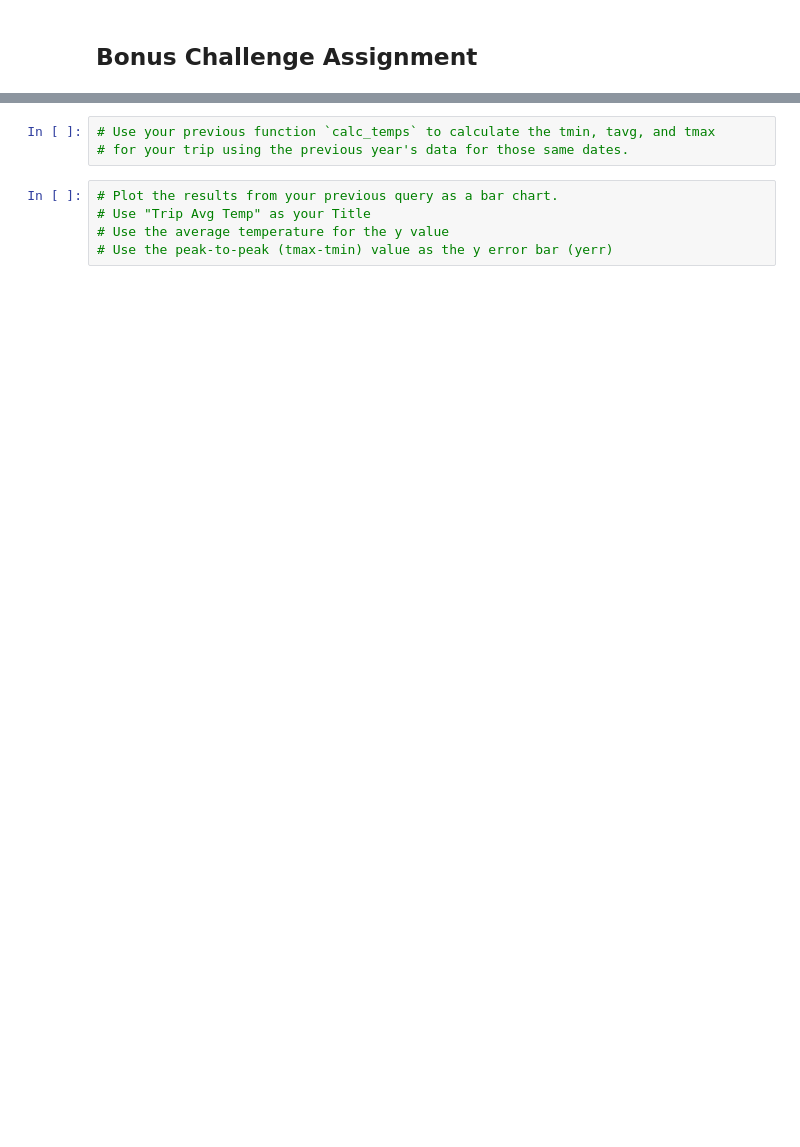
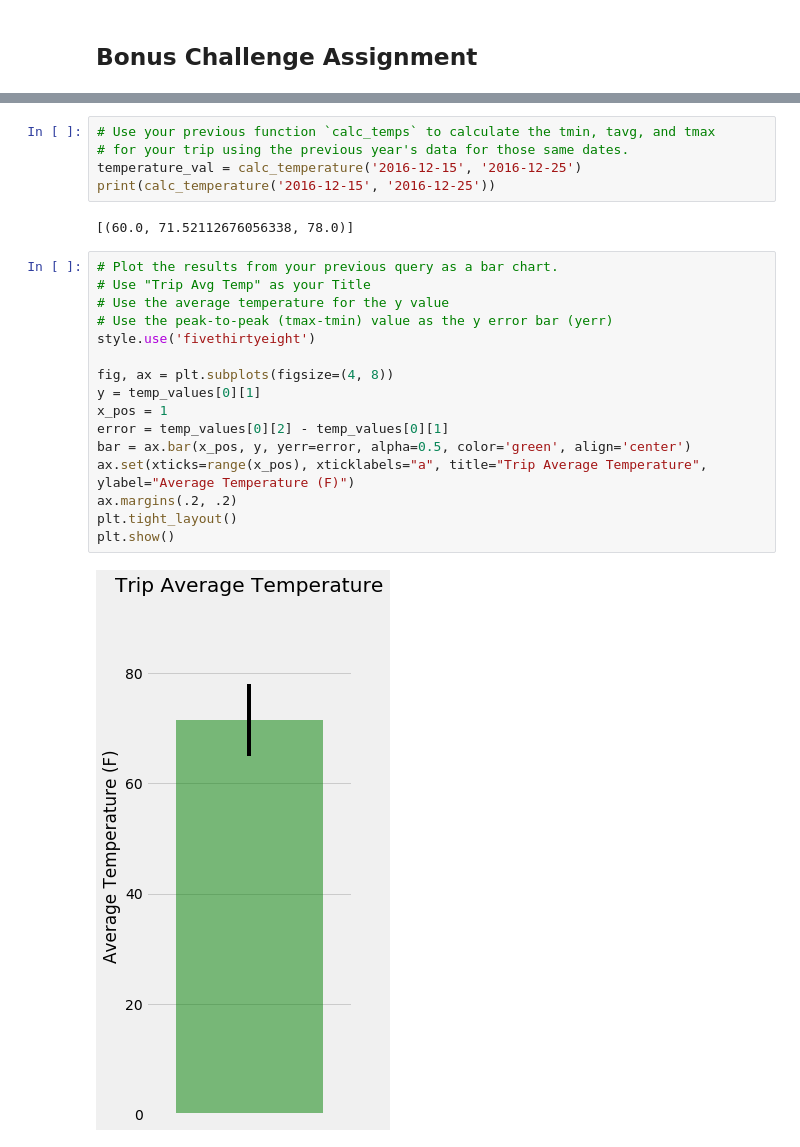
Before and after one commit to kirushan3/sqlalchemy-challenge, a Jupyter notebook: climate_starter.ipynb, the cells around one changed output, grey strips where cells are left out. Saved outputs shown, nothing was run; the diff lists cells and outputs as text; blank space fills up the shorter version.

```diff
--- a/climate_starter.ipynb
+++ b/climate_starter.ipynb
@@ -409,11 +468,28 @@ print(calc_temps('2012-02-28', '2012-03-05'))
 # %%
 # Use your previous function `calc_temps` to calculate the tmin, tavg, and tmax
 # for your trip using the previous year's data for those same dates.
+temperature_val = calc_temperature('2016-12-15', '2016-12-25')
+print(calc_temperature('2016-12-15', '2016-12-25'))
+# %% [output]
+[(60.0, 71.52112676056338, 78.0)]
 # %%
 # Plot the results from your previous query as a bar chart.
 # Use "Trip Avg Temp" as your Title
 # Use the average temperature for the y value
 # Use the peak-to-peak (tmax-tmin) value as the y error bar (yerr)
+style.use('fivethirtyeight')
+
+fig, ax = plt.subplots(figsize=(4, 8))
+y = temp_values[0][1]
+x_pos = 1
+error = temp_values[0][2] - temp_values[0][1]
+bar = ax.bar(x_pos, y, yerr=error, alpha=0.5, color='green', align='center')
+ax.set(xticks=range(x_pos), xticklabels="a", title="Trip Average Temperature", ylabel="Average Temperature (F)")
+ax.margins(.2, .2)
+plt.tight_layout()
+plt.show()
+# %% [output]
+[figure, added]
 # %%
 # Calculate the total amount of rainfall per weather station for your trip dates using the previous year's matching dates.
 # Sort this in descending order by precipitation amount and list the station, name, latitude, longitude, and elevation
```
Also changed, not shown: parts of 33 cells of this notebook.
